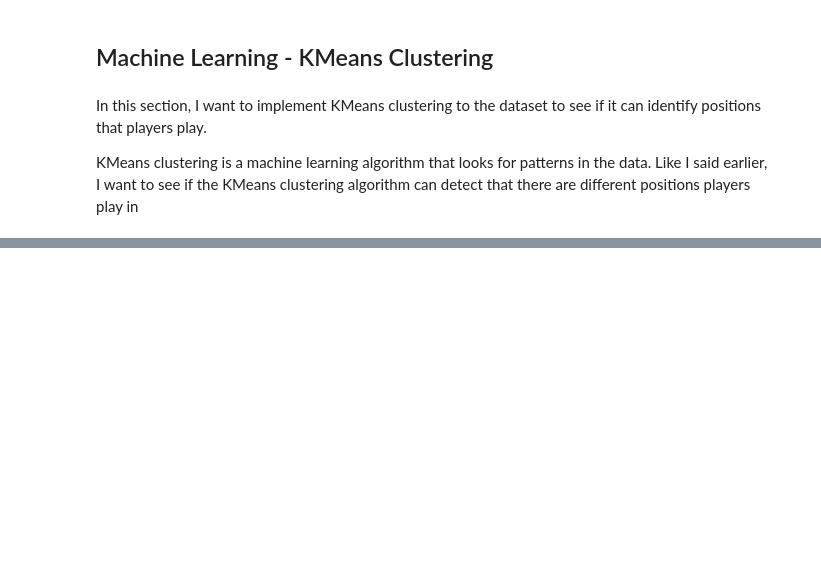
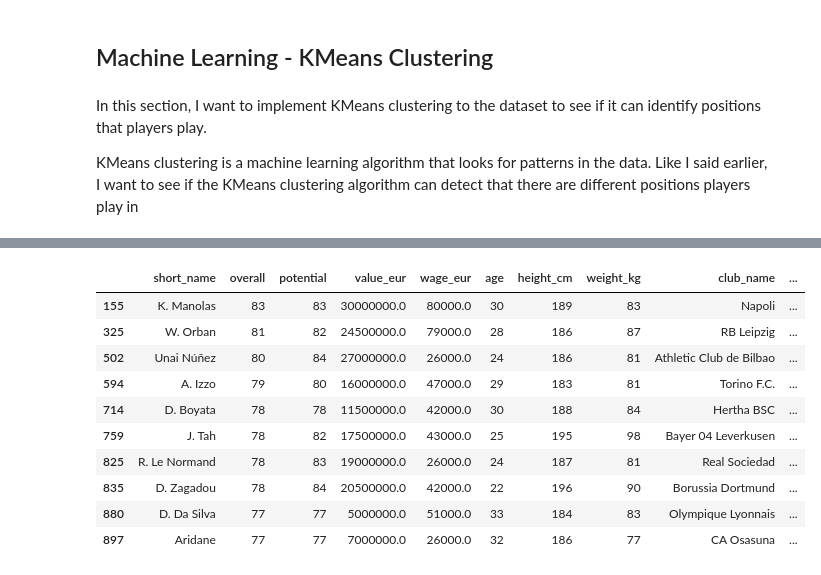
Before and after one commit to Stan-Leigh/FIFA-22-player-analysis, a Jupyter notebook: FIFA.ipynb, the cells around one changed output, grey strips where cells are left out. Cells and saved outputs as stored; diff of their text form; code cells hidden in the pictures; blank space fills up the shorter version.

```diff
--- a/FIFA.ipynb
+++ b/FIFA.ipynb
@@ -391,0 +715,15 @@ KMeans clustering is a machine learning algorithm that looks for patterns in the
+# %%
+# Cluster 2, defenders
+df1[labels == 2].head(10)
+# %% [output]
+|  | short_name | overall | potential | value_eur | wage_eur | age | height_cm | weight_kg | club_name | ... |
+| 155 | K. Manolas | 83 | 83 | 30000000.0 | 80000.0 | 30 | 189 | 83 | Napoli | ... |
+| 325 | W. Orban | 81 | 82 | 24500000.0 | 79000.0 | 28 | 186 | 87 | RB Leipzig | ... |
+| 502 | Unai Núñez | 80 | 84 | 27000000.0 | 26000.0 | 24 | 186 | 81 | Athletic Club de Bilbao | ... |
+| 594 | A. Izzo | 79 | 80 | 16000000.0 | 47000.0 | 29 | 183 | 81 | Torino F.C. | ... |
+| 714 | D. Boyata | 78 | 78 | 11500000.0 | 42000.0 | 30 | 188 | 84 | Hertha BSC | ... |
+| 759 | J. Tah | 78 | 82 | 17500000.0 | 43000.0 | 25 | 195 | 98 | Bayer 04 Leverkusen | ... |
+| 825 | R. Le Normand | 78 | 83 | 19000000.0 | 26000.0 | 24 | 187 | 81 | Real Sociedad | ... |
+| 835 | D. Zagadou | 78 | 84 | 20500000.0 | 42000.0 | 22 | 196 | 90 | Borussia Dortmund | ... |
+| 880 | D. Da Silva | 77 | 77 | 5000000.0 | 51000.0 | 33 | 184 | 83 | Olympique Lyonnais | ... |
+| 897 | Aridane | 77 | 77 | 7000000.0 | 26000.0 | 32 | 186 | 77 | CA Osasuna | ... |
```
Also changed, not shown: parts of 45 cells of this notebook.
